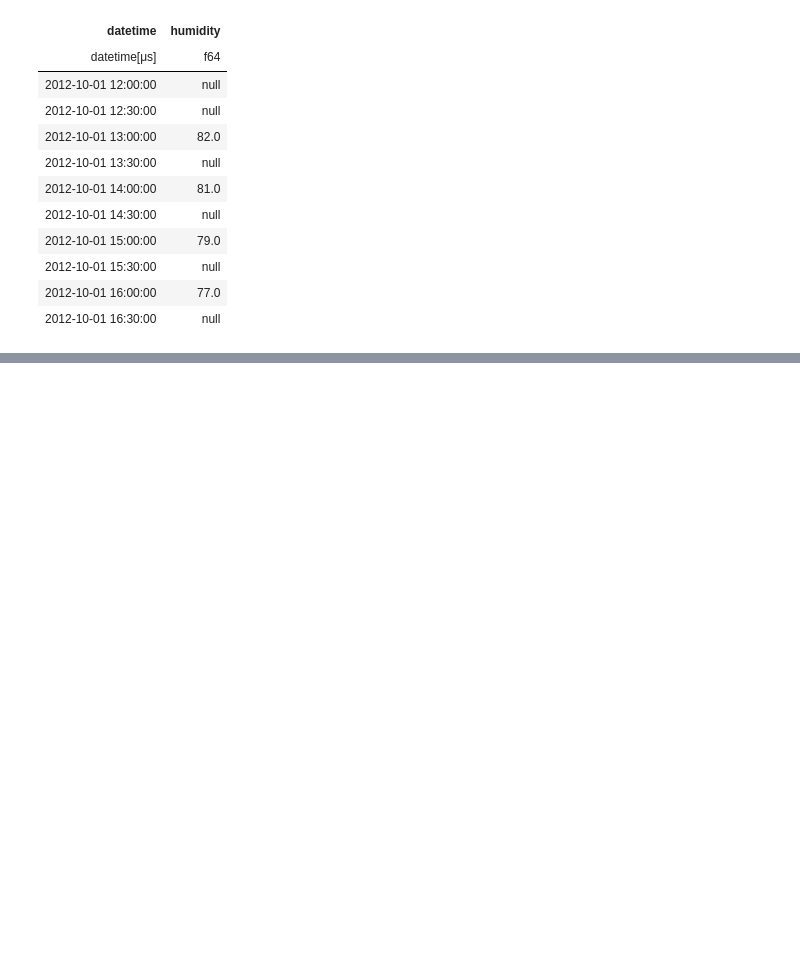
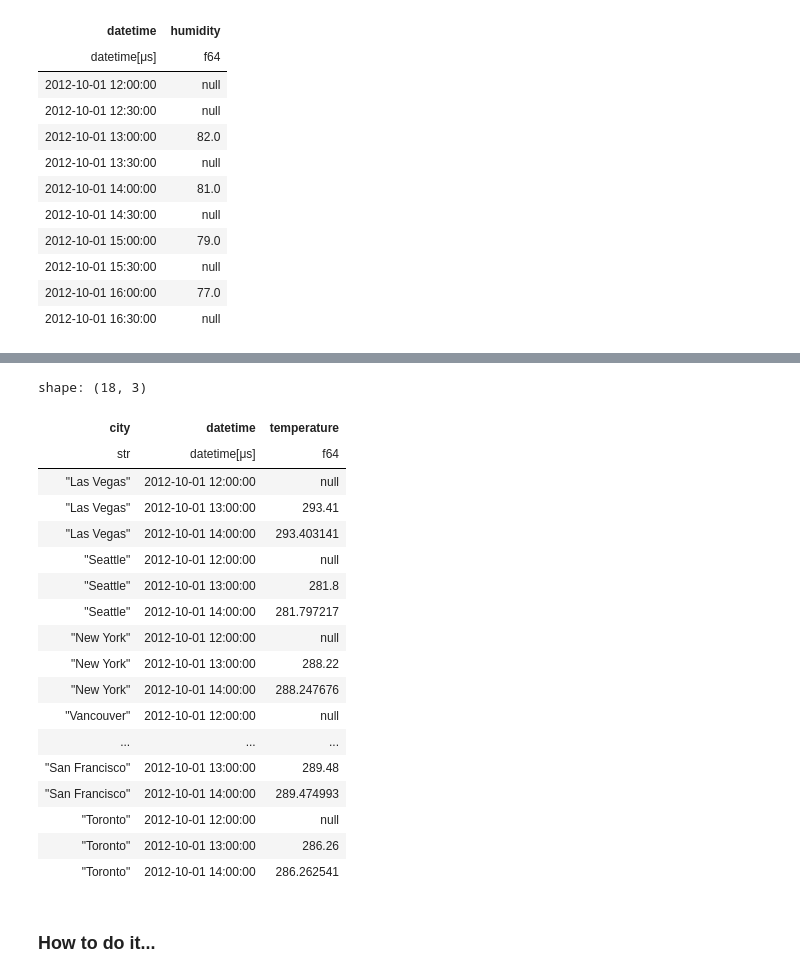
Before and after one commit to PacktPublishing/Polars-Cookbook, a Jupyter notebook: Chapter09/ch09.ipynb, the cells around one changed output, grey strips where cells are left out. Drawn from its saved outputs; the diff is of its cells as text; code cells hidden in the pictures; blank space fills up the shorter version.

```diff
--- a/Chapter09/ch09.ipynb
+++ b/Chapter09/ch09.ipynb
@@ -583,0 +590,2 @@ shape: (10, 2)
+# %%
+lf = pl.scan_csv('../data/historical_temperatures.csv', try_parse_dates=True)
@@ -583,0 +615,24 @@ shape: (10, 2)
+# %%
+lf.group_by('city').head(3).collect()
+# %% [output]
+shape: (18, 3)
+| city | datetime | temperature |
+| str | datetime[μs] | f64 |
+| "Las Vegas" | 2012-10-01 12:00:00 | null |
+| "Las Vegas" | 2012-10-01 13:00:00 | 293.41 |
+| "Las Vegas" | 2012-10-01 14:00:00 | 293.403141 |
+| "Seattle" | 2012-10-01 12:00:00 | null |
+| "Seattle" | 2012-10-01 13:00:00 | 281.8 |
+| "Seattle" | 2012-10-01 14:00:00 | 281.797217 |
+| "New York" | 2012-10-01 12:00:00 | null |
+| "New York" | 2012-10-01 13:00:00 | 288.22 |
+| "New York" | 2012-10-01 14:00:00 | 288.247676 |
+| "Vancouver" | 2012-10-01 12:00:00 | null |
+| ... | ... | ... |
+| "San Francisco" | 2012-10-01 13:00:00 | 289.48 |
+| "San Francisco" | 2012-10-01 14:00:00 | 289.474993 |
+| "Toronto" | 2012-10-01 12:00:00 | null |
+| "Toronto" | 2012-10-01 13:00:00 | 286.26 |
+| "Toronto" | 2012-10-01 14:00:00 | 286.262541 |
+# %% [markdown]
+### How to do it...
```
Also changed, not shown: parts of 16 cells of this notebook.
